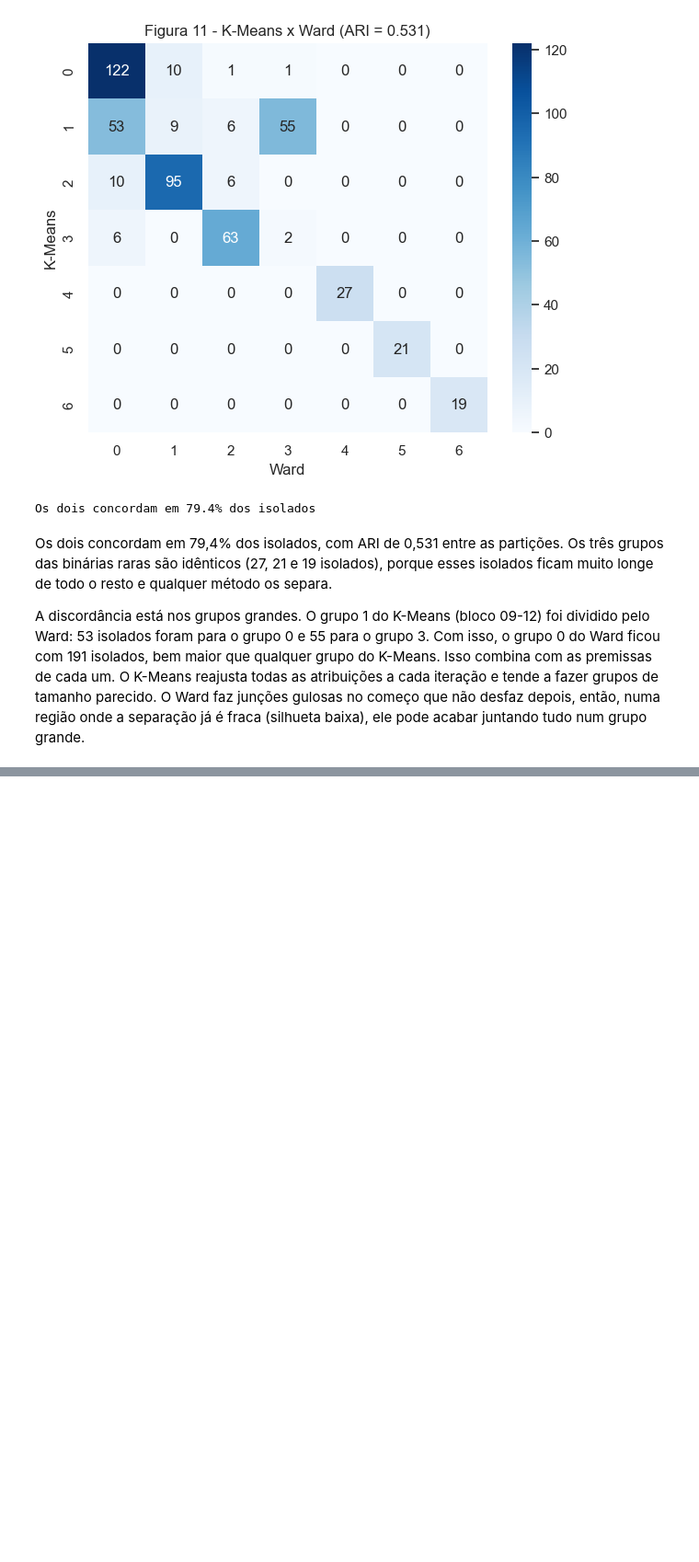
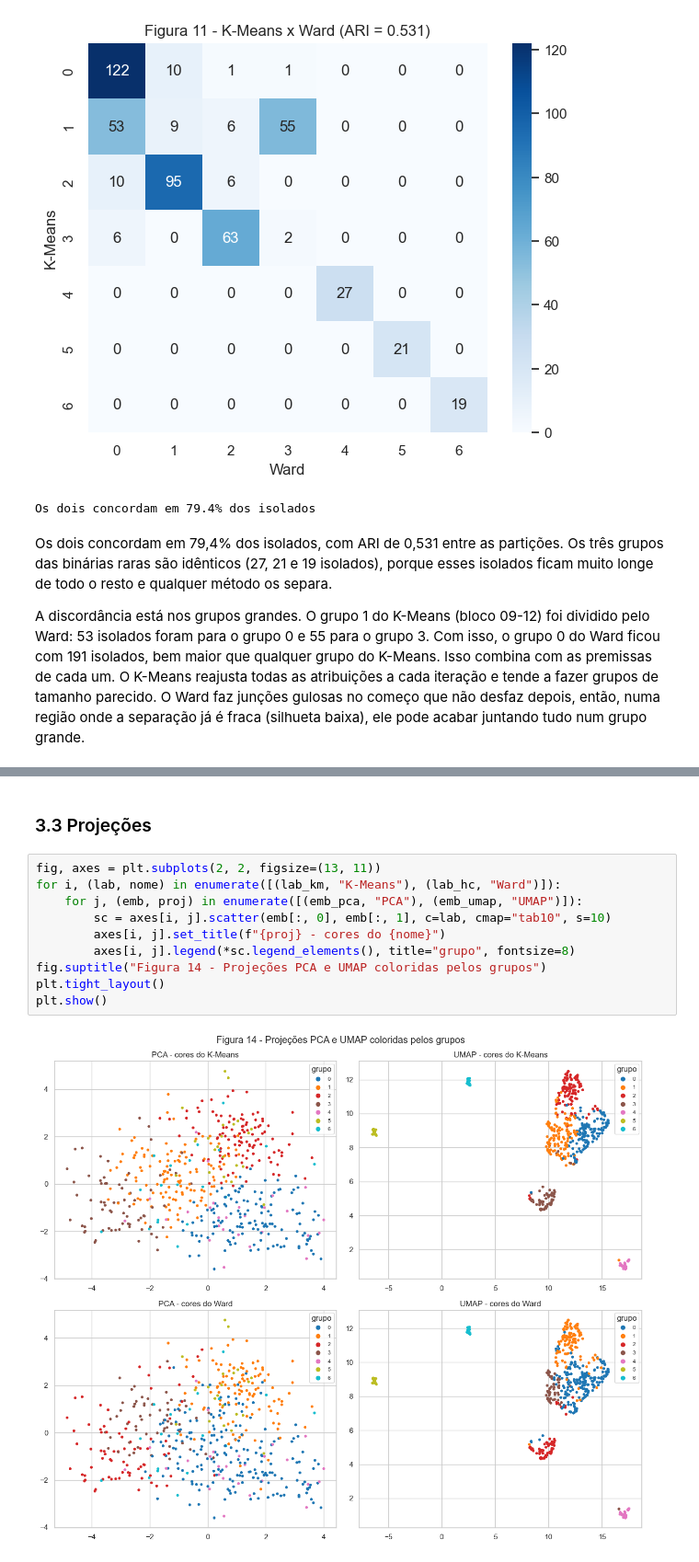
Before and after one commit to dharahadi/t1-aprendizado-maquina, a Jupyter notebook: T1_Regenera.ipynb, the cells around one changed output, grey strips where cells are left out. Shown at 92% size. Drawn from its saved outputs; the diff is of its cells as text; blank space fills up the shorter version.

```diff
--- a/T1_Regenera.ipynb
+++ b/T1_Regenera.ipynb
@@ -736,0 +823,14 @@ A discordância está nos grupos grandes. O grupo 1 do K-Means (bloco 09-12) foi
+# %% [markdown]
+### 3.3 Projeções
+# %%
+fig, axes = plt.subplots(2, 2, figsize=(13, 11))
+for i, (lab, nome) in enumerate([(lab_km, "K-Means"), (lab_hc, "Ward")]):
+    for j, (emb, proj) in enumerate([(emb_pca, "PCA"), (emb_umap, "UMAP")]):
+        sc = axes[i, j].scatter(emb[:, 0], emb[:, 1], c=lab, cmap="tab10", s=10)
+        axes[i, j].set_title(f"{proj} - cores do {nome}")
+        axes[i, j].legend(*sc.legend_elements(), title="grupo", fontsize=8)
+fig.suptitle("Figura 14 - Projeções PCA e UMAP coloridas pelos grupos")
+plt.tight_layout()
+plt.show()
+# %% [output]
+[figure, added]
```
Also changed, not shown: parts of 11 cells of this notebook.
